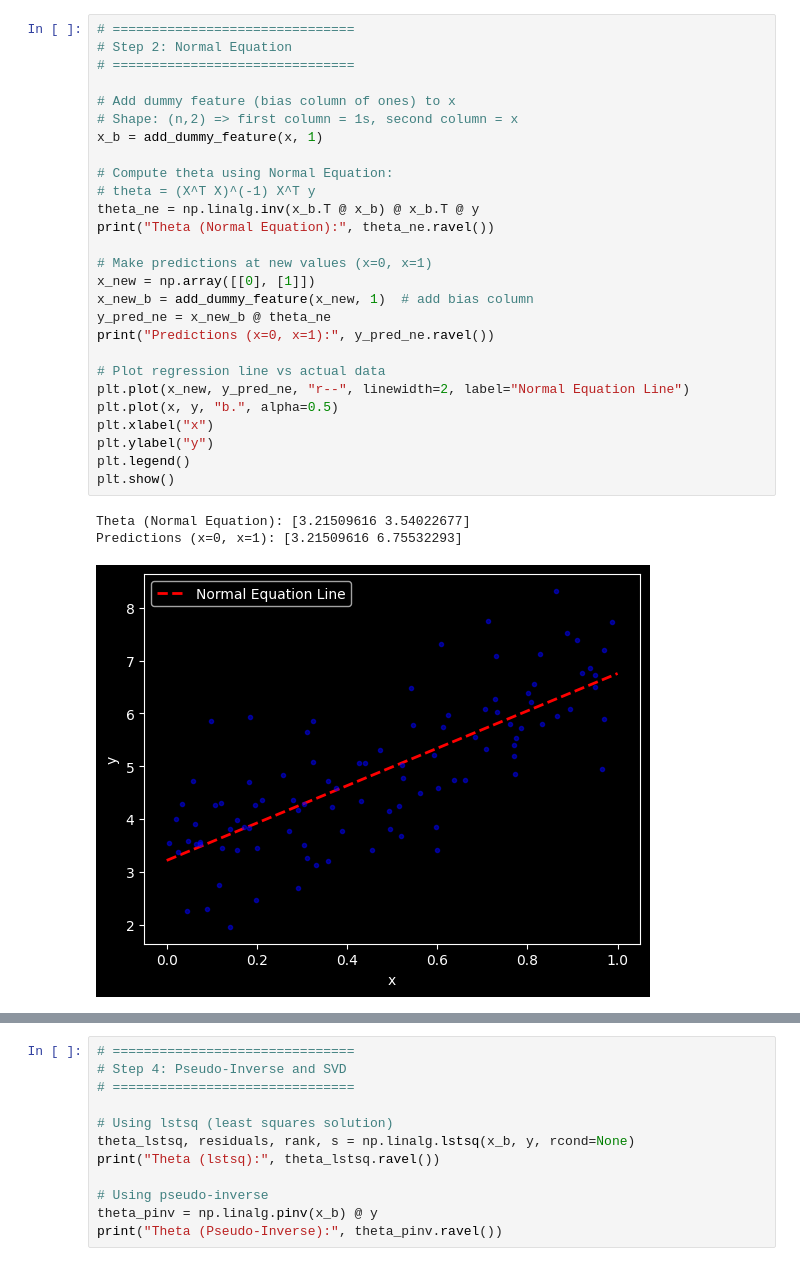
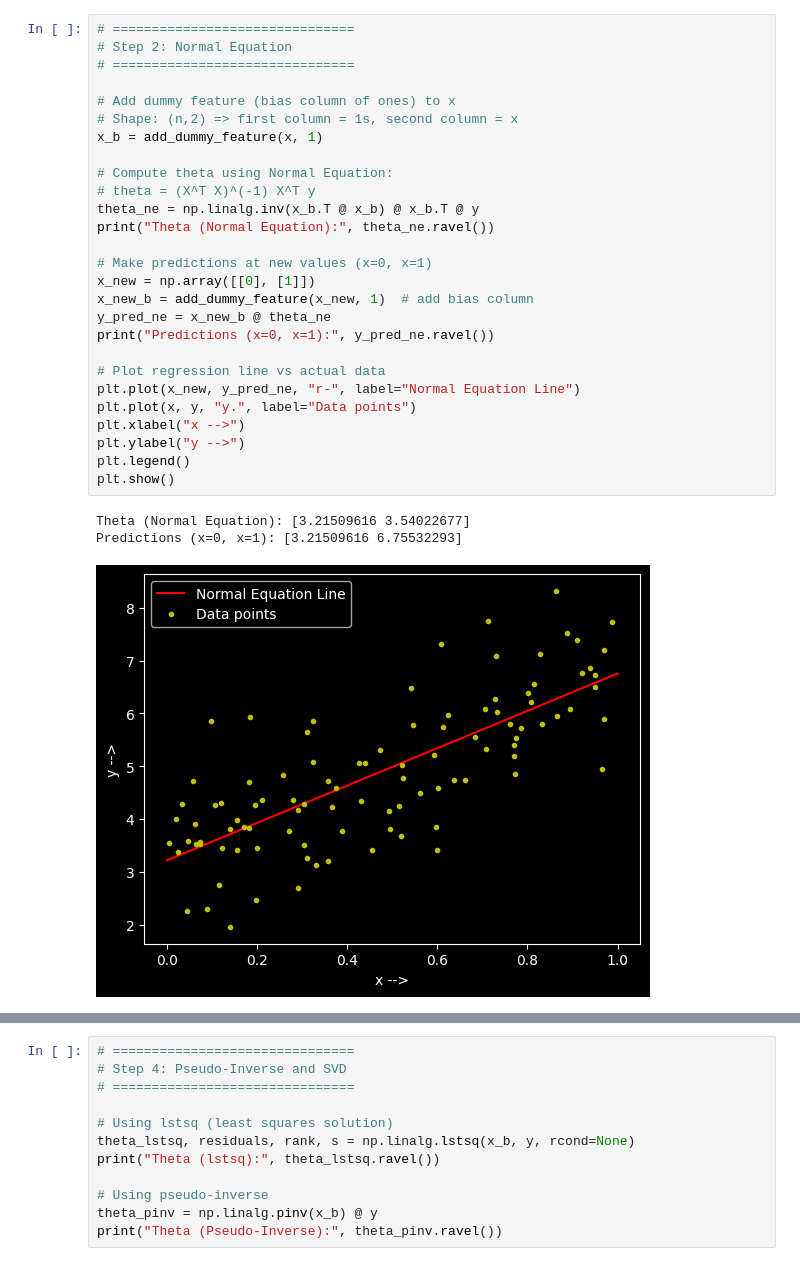
Before and after one commit to AmitavaDatta2004/Machine-Learning-Lab-PCC-AIML-592, a Jupyter notebook: Assignment_1/main.ipynb, the cells around one changed output, grey strips where cells are left out. Cells and saved outputs as stored; diff of their text form.

```diff
--- a/Assignment_1/main.ipynb
+++ b/Assignment_1/main.ipynb
@@ -33,31 +258,31 @@ plt.show()
 # %%
 # ===============================
 # Step 2: Normal Equation
 # ===============================
 
 # Add dummy feature (bias column of ones) to x
 # Shape: (n,2) => first column = 1s, second column = x
 x_b = add_dummy_feature(x, 1)
 
 # Compute theta using Normal Equation:
 # theta = (X^T X)^(-1) X^T y
 theta_ne = np.linalg.inv(x_b.T @ x_b) @ x_b.T @ y
 print("Theta (Normal Equation):", theta_ne.ravel())
 
 # Make predictions at new values (x=0, x=1)
 x_new = np.array([[0], [1]])
 x_new_b = add_dummy_feature(x_new, 1)  # add bias column
 y_pred_ne = x_new_b @ theta_ne
 print("Predictions (x=0, x=1):", y_pred_ne.ravel())
 
 # Plot regression line vs actual data
-plt.plot(x_new, y_pred_ne, "r--", linewidth=2, label="Normal Equation Line")
-plt.plot(x, y, "b.", alpha=0.5)
-plt.xlabel("x")
-plt.ylabel("y")
+plt.plot(x_new, y_pred_ne, "r-", label="Normal Equation Line")
+plt.plot(x, y, "y.", label="Data points")
+plt.xlabel("x -->")
+plt.ylabel("y -->")
 plt.legend()
 plt.show()
 # %% [output]
 Theta (Normal Equation): [3.21509616 3.54022677]
 Predictions (x=0, x=1): [3.21509616 6.75532293]
-[figure, old version]
+[figure, new version]
```
Also changed, not shown: parts of 13 cells of this notebook.
